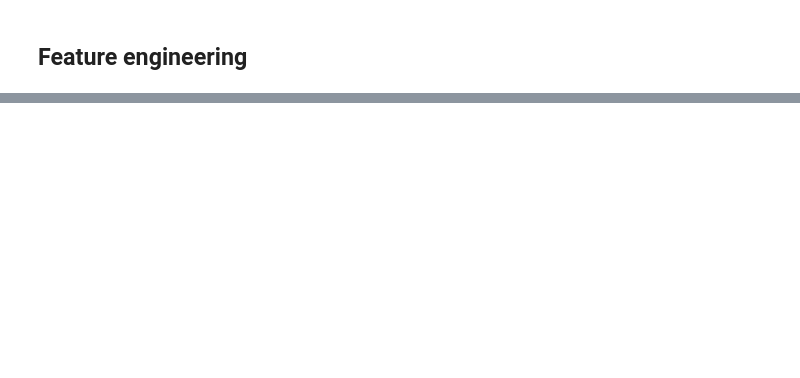
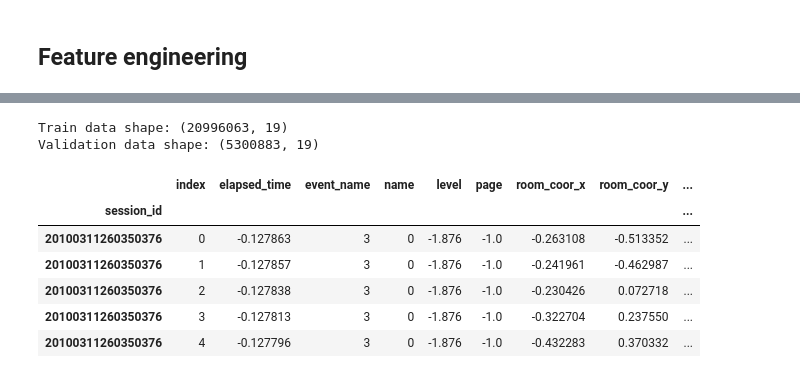
Before and after one commit to clvrobj/CS5228-G09-game-play-peformance-predict, a Jupyter notebook: game_play_performance_prediction.ipynb, the cells around one changed output, grey strips where cells are left out. Drawn from its saved outputs; the diff is of its cells as text; code cells hidden in the pictures; blank space fills up the shorter version.

```diff
--- a/game_play_performance_prediction.ipynb
+++ b/game_play_performance_prediction.ipynb
@@ -143,0 +180,50 @@ text (598,)
+# %%
+from sklearn.preprocessing import StandardScaler
+from sklearn.preprocessing import LabelEncoder
+
+# Feature engineering for the train data
+def feature_engineering(data):
+    # Drop the 'session_id' column if it exists as we are using the index as session_id
+    if 'session_id' in data.columns:
+        data = data.drop(columns=['session_id'])
+
+    # Convert the categorical features with grouping by the index session_id and level_group
+    # And aggregate the data with the unique values and add the new features
+    for feature in CATEGORICAL_FEATURES:
+        # Convert the feature to string and group by the session_id and level_group
+        data[feature] = data[feature].astype(str)
+        data[feature] = data.groupby(['session_id', 'level_group'])[feature].transform('nunique')
+        # Use the LabelEncoder to encode the categorical features
+        encoder = LabelEncoder()
+        data[feature] = encoder.fit_transform(data[feature])
+
+    # Process the numerical features
+    # Fill the missing values with 0 and normalize the data
+    scaler = StandardScaler()
+    data[NUMERICAL_FEATURES] = scaler.fit_transform(data[NUMERICAL_FEATURES])
+
+    # Map the 3 level_group ('0-4', '5-12', '13-22') to int values
+    data['level_group'] = data['level_group'].map({'0-4': 0, '5-12': 1, '13-22': 2})
+
+    # Fill the missing values with -1
+    data = data.fillna(-1)
+
+    return data
+# %%
+# Apply the feature engineering to the train data
+X_train = feature_engineering(X_train_)
+X_val = feature_engineering(X_val_)
+
+print('Train data shape:', X_train.shape)
+print('Validation data shape:', X_val.shape)
+X_train.head()
+# %% [output]
+Train data shape: (20996063, 19)
+Validation data shape: (5300883, 19)
+|  | index | elapsed_time | event_name | name | level | page | room_coor_x | room_coor_y | ... |
+| session_id |  |  |  |  |  |  |  |  | ... |
+| 20100311260350376 | 0 | -0.127863 | 3 | 0 | -1.876 | -1.0 | -0.263108 | -0.513352 | ... |
+| 20100311260350376 | 1 | -0.127857 | 3 | 0 | -1.876 | -1.0 | -0.241961 | -0.462987 | ... |
+| 20100311260350376 | 2 | -0.127838 | 3 | 0 | -1.876 | -1.0 | -0.230426 | 0.072718 | ... |
+| 20100311260350376 | 3 | -0.127813 | 3 | 0 | -1.876 | -1.0 | -0.322704 | 0.237550 | ... |
+| 20100311260350376 | 4 | -0.127796 | 3 | 0 | -1.876 | -1.0 | -0.432283 | 0.370332 | ... |
```
Also changed, not shown: parts of 25 cells of this notebook, 1 other file.
